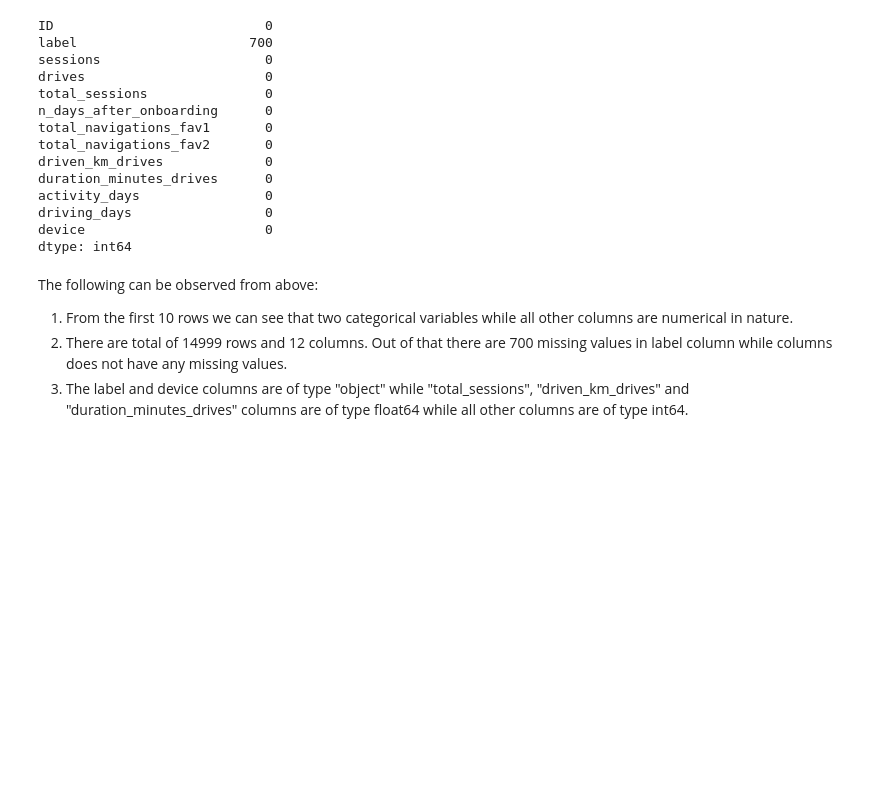
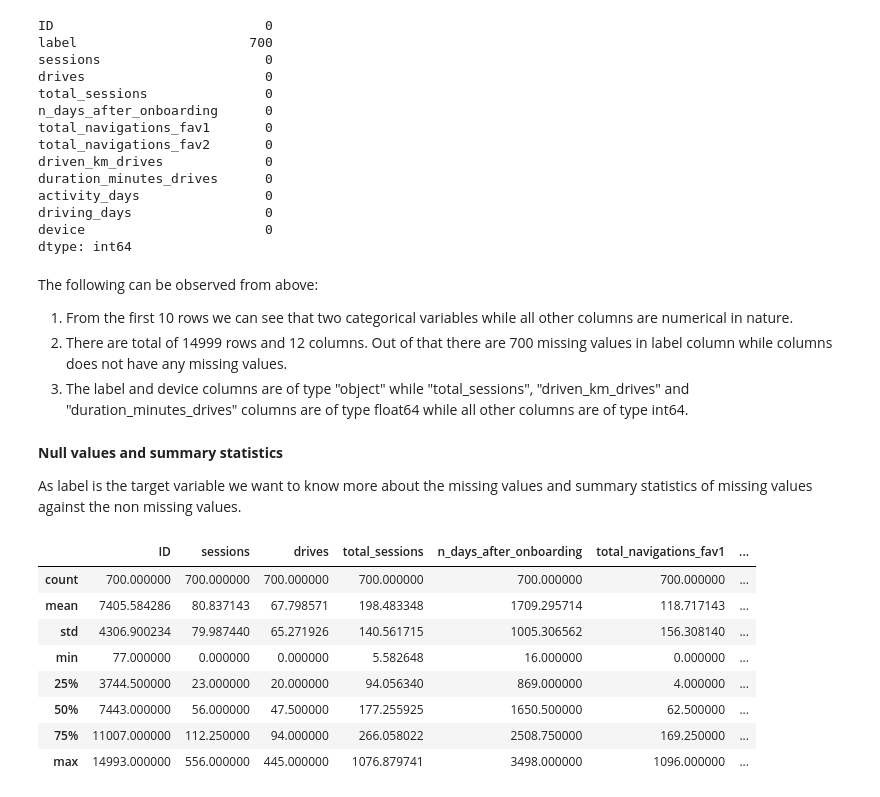
Before and after one commit to RhuthK/PROJECTS, a Jupyter notebook: Waze User Churn Project/Waze_code_LOCAl.ipynb, the cells around one changed output. Saved outputs shown, nothing was run; the diff lists cells and outputs as text; code cells hidden in the pictures; blank space fills up the shorter version.

```diff
--- a/Waze User Churn Project/Waze_code_LOCAl.ipynb
+++ b/Waze User Churn Project/Waze_code_LOCAl.ipynb
@@ -97,3 +97,21 @@ The following can be observed from above:
 1) From the first 10 rows we can see that two categorical variables while all other columns are numerical in nature.
 2) There are total of 14999 rows and 12 columns. Out of that there are 700 missing values in label column while columns does not have any missing values.
 3) The label and device columns are of type "object" while "total_sessions", "driven_km_drives" and "duration_minutes_drives" columns are of type float64 while all other columns are of type int64.
+# %% [markdown]
+<b>Null values and summary statistics</b>
+
+As label is the target variable we want to know more about the missing values and summary statistics of missing values against the non missing values.
+# %%
+# summary statistics of null values in label columns
+null_label_df = df[df.label.isnull()]
+null_label_df.describe()
+# %% [output]
+|  | ID | sessions | drives | total_sessions | n_days_after_onboarding | total_navigations_fav1 | ... |
+| count | 700.000000 | 700.000000 | 700.000000 | 700.000000 | 700.000000 | 700.000000 | ... |
+| mean | 7405.584286 | 80.837143 | 67.798571 | 198.483348 | 1709.295714 | 118.717143 | ... |
+| std | 4306.900234 | 79.987440 | 65.271926 | 140.561715 | 1005.306562 | 156.308140 | ... |
+| min | 77.000000 | 0.000000 | 0.000000 | 5.582648 | 16.000000 | 0.000000 | ... |
+| 25% | 3744.500000 | 23.000000 | 20.000000 | 94.056340 | 869.000000 | 4.000000 | ... |
+| 50% | 7443.000000 | 56.000000 | 47.500000 | 177.255925 | 1650.500000 | 62.500000 | ... |
+| 75% | 11007.000000 | 112.250000 | 94.000000 | 266.058022 | 2508.750000 | 169.250000 | ... |
+| max | 14993.000000 | 556.000000 | 445.000000 | 1076.879741 | 3498.000000 | 1096.000000 | ... |
```
Also changed, not shown: parts of 23 cells of this notebook, 1 other file.
